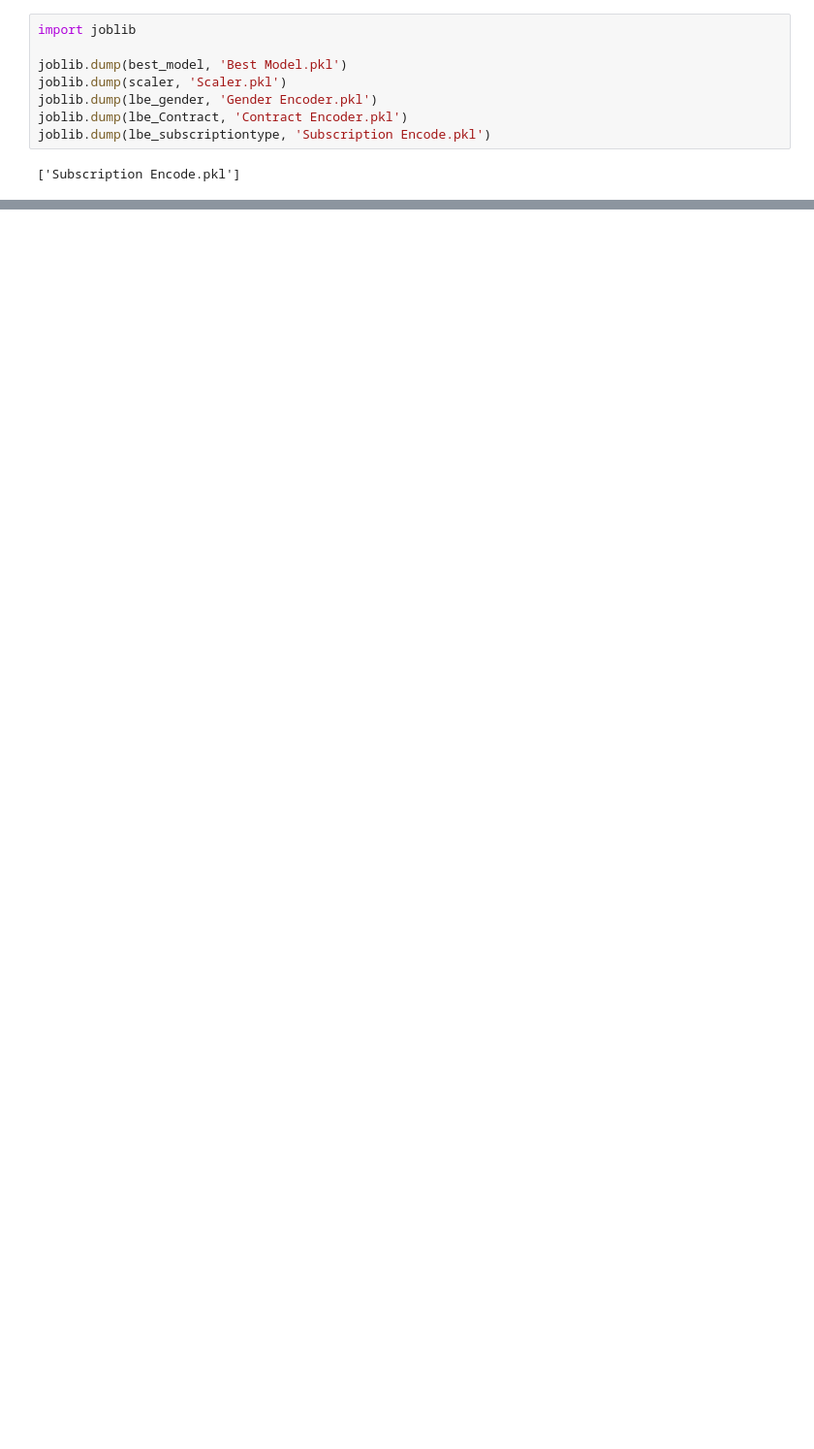
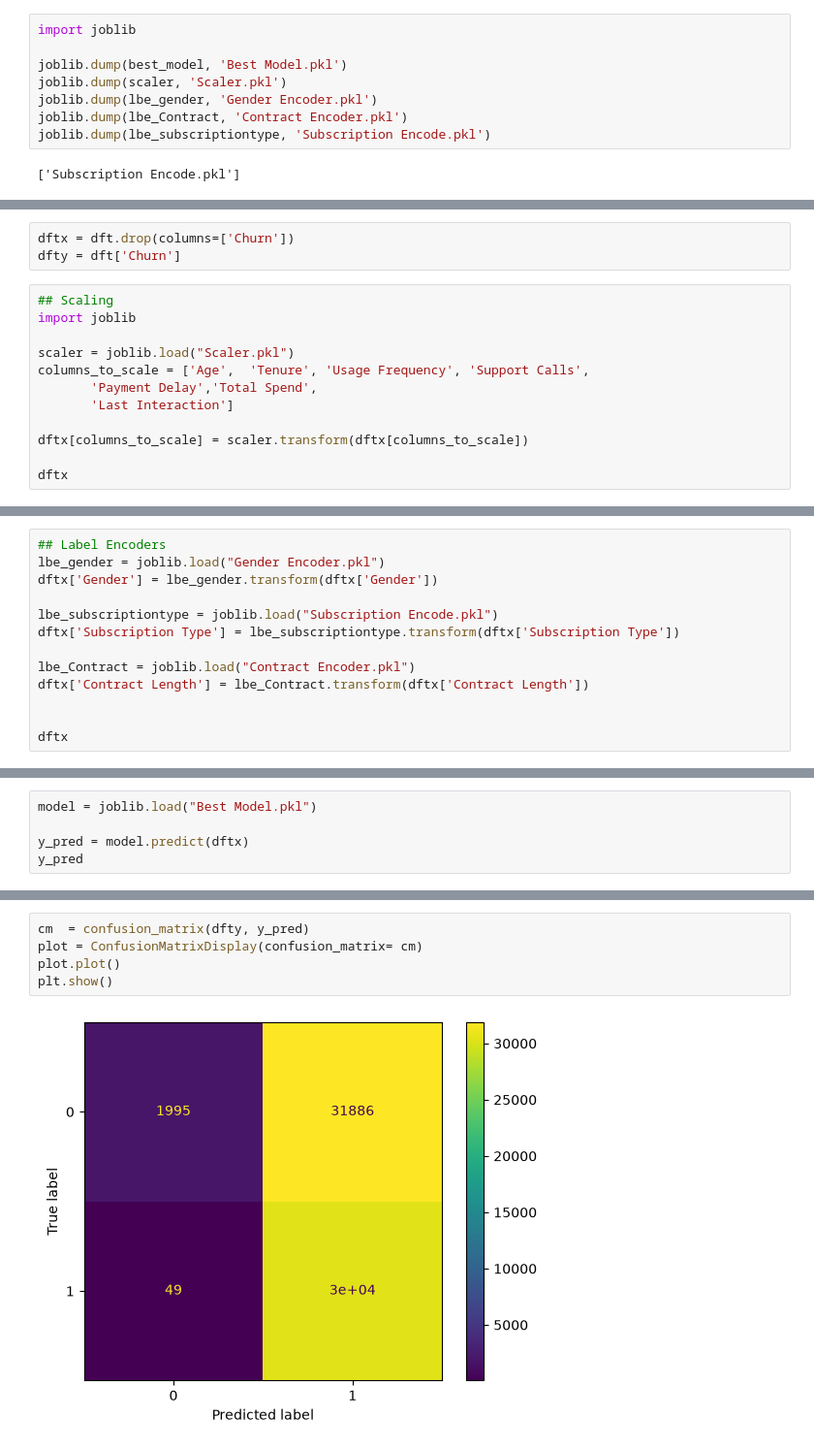
Before and after one commit to aliderakhshan381/Customer-Churn-Prediction, a Jupyter notebook: main.ipynb, the cells around one changed output, grey strips where cells are left out. Shown at 97% size. Saved outputs shown, nothing was run; the diff lists cells and outputs as text; blank space fills up the shorter version.

Commit message:
evaluating Test using probability predictioin increase 10% in accuracy

```diff
--- a/main.ipynb
+++ b/main.ipynb
@@ -555,0 +558,15 @@ joblib.dump(lbe_subscriptiontype, 'Subscription Encode.pkl')
+# %%
+dftx = dft.drop(columns=['Churn'])
+dfty = dft['Churn']
+# %%
+## Scaling
+import joblib
+
+scaler = joblib.load("Scaler.pkl")
+columns_to_scale = ['Age',  'Tenure', 'Usage Frequency', 'Support Calls',
+       'Payment Delay','Total Spend',
+       'Last Interaction']
+
+dftx[columns_to_scale] = scaler.transform(dftx[columns_to_scale])
+
+dftx
@@ -555,0 +587,13 @@ joblib.dump(lbe_subscriptiontype, 'Subscription Encode.pkl')
+# %%
+## Label Encoders
+lbe_gender = joblib.load("Gender Encoder.pkl")
+dftx['Gender'] = lbe_gender.transform(dftx['Gender'])
+
+lbe_subscriptiontype = joblib.load("Subscription Encode.pkl")
+dftx['Subscription Type'] = lbe_subscriptiontype.transform(dftx['Subscription Type'])
+
+lbe_Contract = joblib.load("Contract Encoder.pkl")
+dftx['Contract Length'] = lbe_Contract.transform(dftx['Contract Length'])
+
+
+dftx
@@ -555,0 +614,5 @@ joblib.dump(lbe_subscriptiontype, 'Subscription Encode.pkl')
+# %%
+model = joblib.load("Best Model.pkl")
+
+y_pred = model.predict(dftx)
+y_pred
@@ -555,0 +625,7 @@ joblib.dump(lbe_subscriptiontype, 'Subscription Encode.pkl')
+# %%
+cm  = confusion_matrix(dfty, y_pred)
+plot = ConfusionMatrixDisplay(confusion_matrix= cm)
+plot.plot()
+plt.show()
+# %% [output]
+[figure, added]
```
Also changed, not shown: parts of 9 cells of this notebook.
